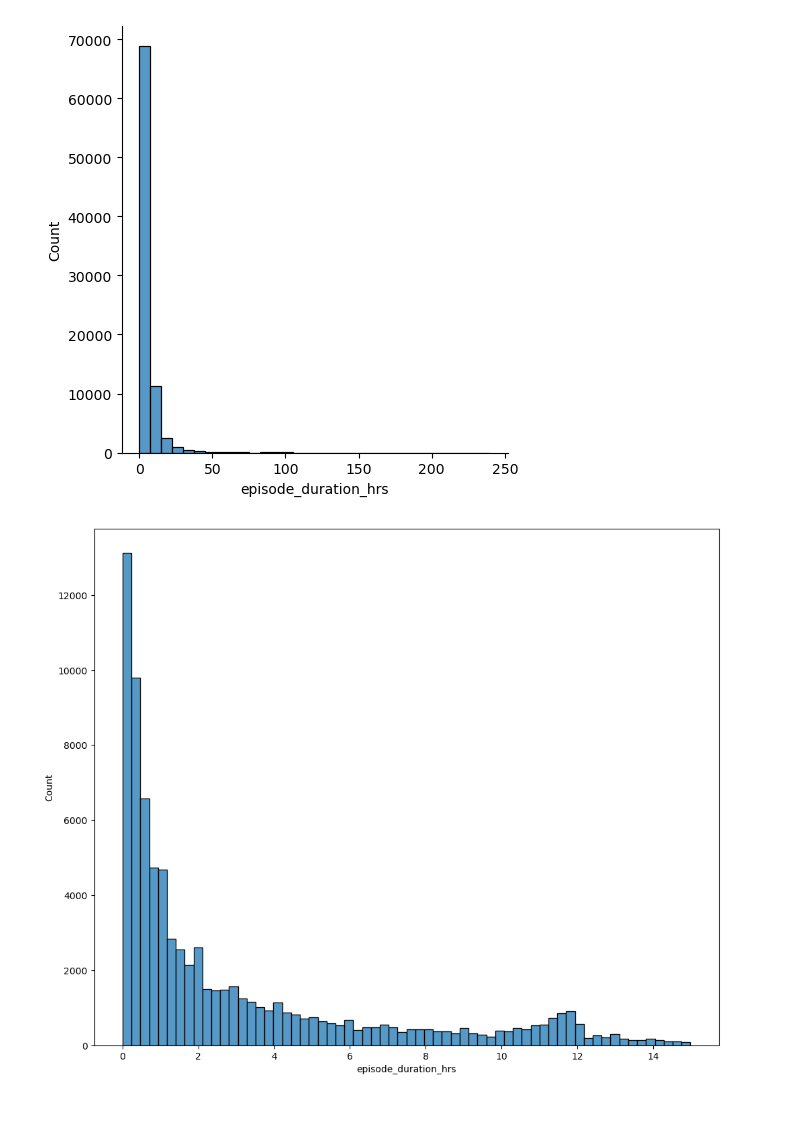
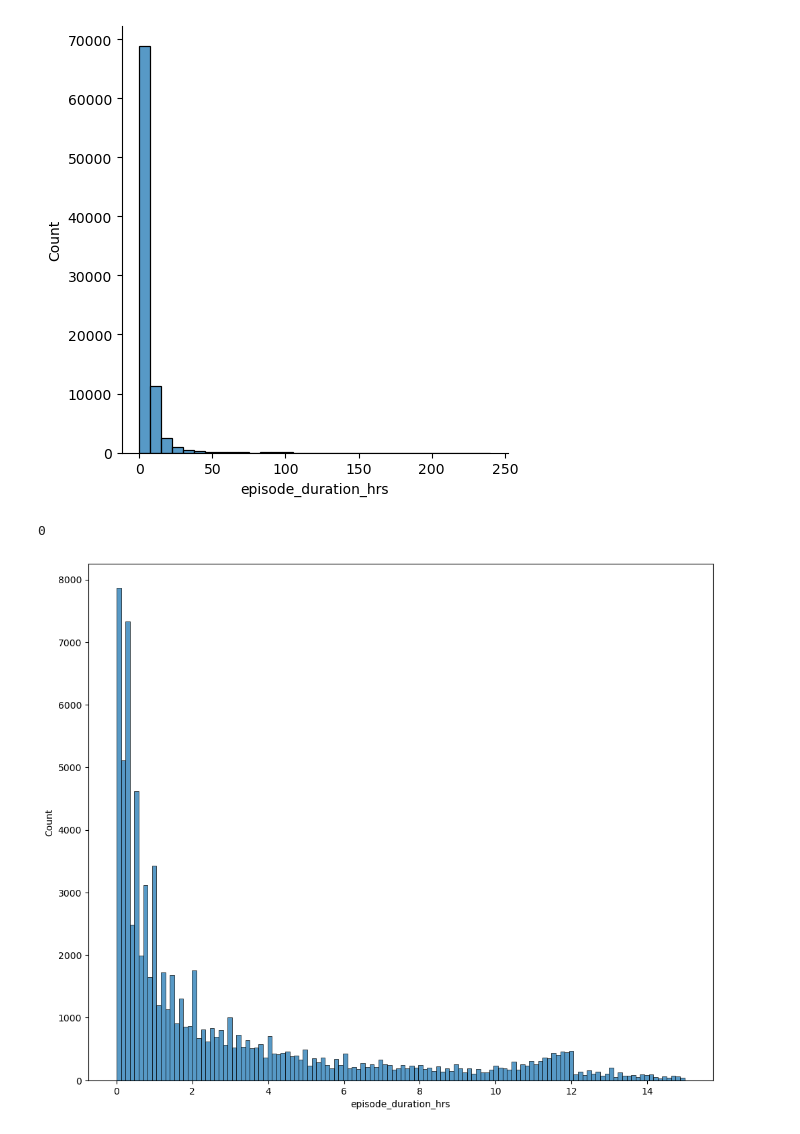
Before and after one commit to UTSW-CIC/Sepsis-Analysis, a Jupyter notebook: notebooks/17_eventduration_around_infection.ipynb, the cells around one changed output. Cells and saved outputs as stored; diff of their text form; code cells hidden in the pictures.

```diff
--- a/notebooks/17_eventduration_around_infection.ipynb
+++ b/notebooks/17_eventduration_around_infection.ipynb
@@ -410,34 +410,51 @@ g =sns.displot(data=df_joined.filter(
 ).to_pandas(), x='episode_duration_hrs', kind='hist', bins=32)
 # %% [output]
 [figure]
+# %%
+df_sirs_postagg['sirs_score'].null_count()
+# %% [output]
+0
 # %%
+df_sirs_groups = df_sirs_postagg.sort(by=['EncounterEpicCsn', 'Event_DateTime']).with_columns(
+    pl.when(pl.col("sirs_score")<2).then(pl.lit("<2")).otherwise(pl.lit(">=2")).alias("SIRS_groups")
+).with_columns(
+    pl.col("SIRS_groups").shift(1).over("EncounterEpicCsn").alias("prev_SIRS_groups")
+).with_columns(
+    (pl.col("prev_SIRS_groups")!=pl.col("SIRS_groups")).cast(pl.Int32).alias("SIRS_changed")
+).with_columns(pl.col("SIRS_changed").fill_null(0)).with_columns(
+    pl.col("SIRS_changed").cum_sum().over("EncounterEpicCsn").alias("episodes")
+).group_by("EncounterEpicCsn", "episodes").agg(
+    pl.col("Event_DateTime").min().alias("episode_start_time"),
+    pl.col("Event_DateTime").max().alias("episode_end_time"),
+    pl.col("sirs_score").min().alias("min_sirs_score"),
+    pl.col("sirs_score").max().alias("max_sirs_score"),
+	pl.col("SIRS_groups").first()
+).sort(by=['EncounterEpicCsn', 'episode_start_time'])
+
+
+df_joined = df_sirs_groups.join(
+    df_infect, on="EncounterEpicCsn", how='left'
+).filter(
+    (pl.col("episode_start_time")<= (pl.col("infect_dt")+pl.duration(hours=72)) )&
+    (pl.col("episode_start_time")>= (pl.col("infect_dt")-pl.duration(hours=72)) )
+).with_columns(
+    episode_duration_hrs = (pl.col("episode_end_time")-pl.col("episode_start_time")).dt.total_hours(fractional=True)
+).sort(by=['EncounterEpicCsn', 'episode_start_time', 'infect_dt'])
+
 dd = df_joined.filter(
     (pl.col("SIRS_groups") == '>=2')&(
         (pl.col("episode_duration_hrs")>0)&
         (pl.col("episode_duration_hrs")<15)
 
 	)
 )
 fig, axes = plt.subplots(1,1,figsize=(12, 10))
 g =sns.histplot(data=df_joined.filter(
     (pl.col("SIRS_groups") == '>=2')&(
         (pl.col("episode_duration_hrs")>0)&
         (pl.col("episode_duration_hrs")<15)
 
 	)
-).to_pandas(), x='episode_duration_hrs', bins=64)
-# q50 = dd['episode_duration_hrs'].median()
-# q25 = dd['episode_duration_hrs'].quantile(0.25)
-# q75 = dd['episode_duration_hrs'].quantile(0.75)
-# g.text(
-# 	0.10, q50 + 0.1, f"Q50: {q50:.1f}", fontsize=10, color="darkred", fontweight="bold", va="bottom"
-# )
-# g.text(
-# 	0.10, q25 - 0.1 , f"Q25: {q25:.1f}", fontsize=10, color="darkred", fontweight="bold", va="bottom"
-# )
-# g.text(
-# 	0.10, q75 + 0.2 , f"Q75: {q75:.1f}", fontsize=10, color="darkred", fontweight="bold", va="bottom"
-# )
-# g.set_xticklabels(['episode_duration_hrs'])
+).to_pandas(), x='episode_duration_hrs', bins=128)
 # %% [output]
-[figure, old version]
+[figure, new version]
```
Also changed, not shown: parts of 2 cells of this notebook, 16 other files.
